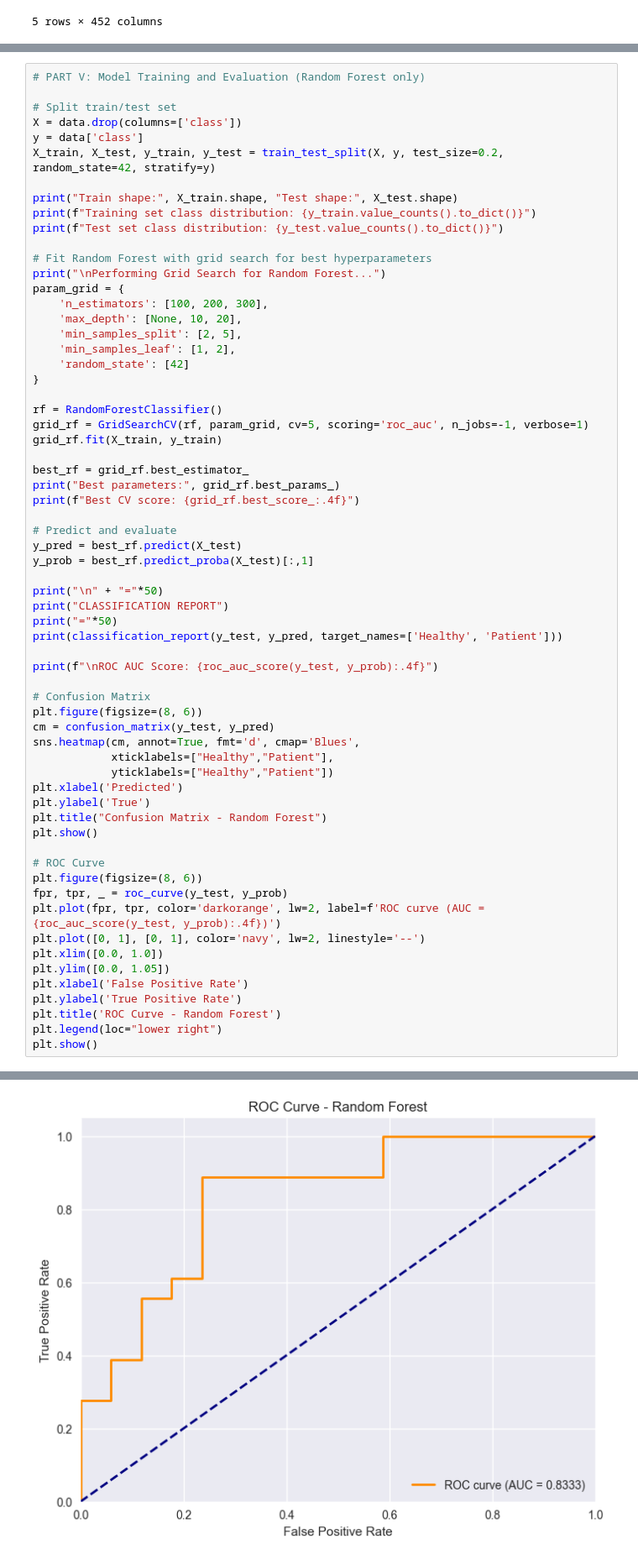
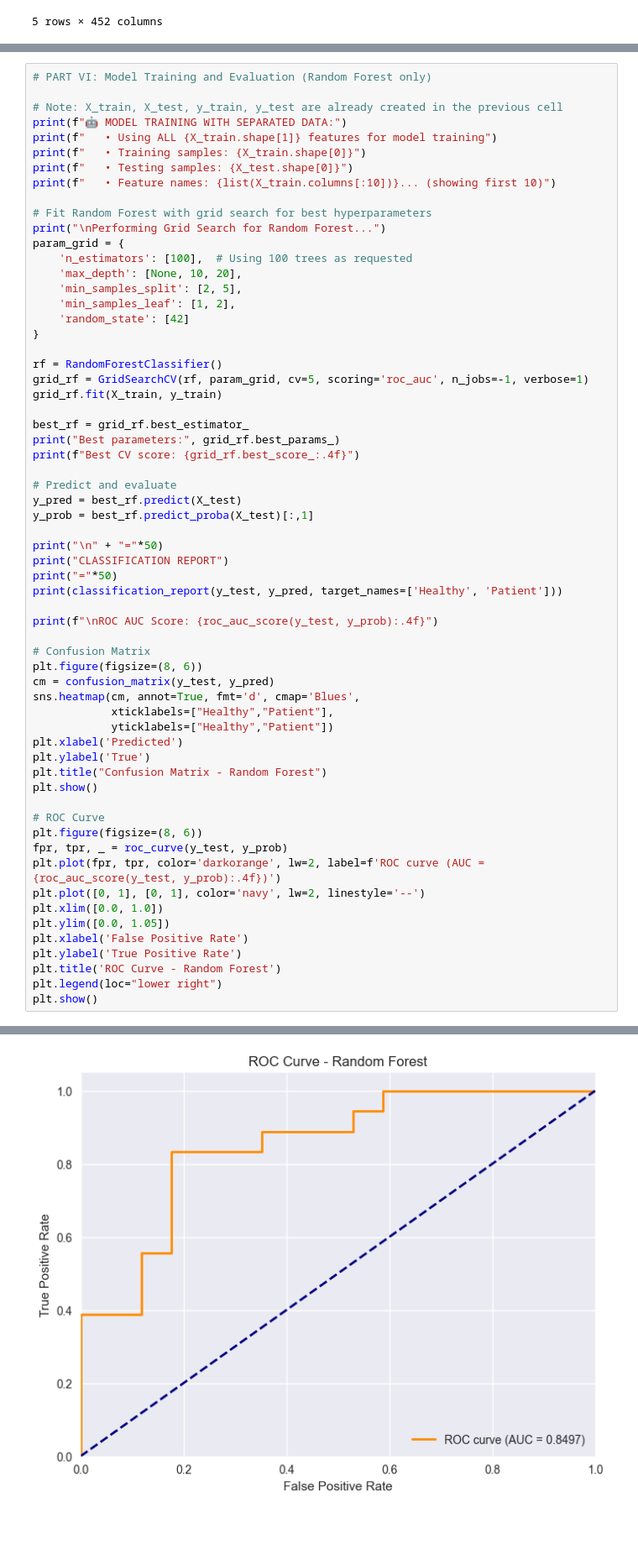
Before and after one commit to Insaf-Finser/alzhiemers, a Jupyter notebook: notebooks/01eda.ipynb, the cells around one changed output, grey strips where cells are left out. Shown at 84% size. Cells and saved outputs as stored; diff of their text form; blank space fills up the shorter version.

```diff
--- a/notebooks/01eda.ipynb
+++ b/notebooks/01eda.ipynb
@@ -157,19 +247,17 @@ All features retained for Random Forest (can handle high-dimensional data)
 # %%
-# PART V: Model Training and Evaluation (Random Forest only)
+# PART VI: Model Training and Evaluation (Random Forest only)
 
-# Split train/test set
-X = data.drop(columns=['class'])
-y = data['class']
-X_train, X_test, y_train, y_test = train_test_split(X, y, test_size=0.2, random_state=42, stratify=y)
-
-print("Train shape:", X_train.shape, "Test shape:", X_test.shape)
-print(f"Training set class distribution: {y_train.value_counts().to_dict()}")
-print(f"Test set class distribution: {y_test.value_counts().to_dict()}")
+# Note: X_train, X_test, y_train, y_test are already created in the previous cell
+print(f"🤖 MODEL TRAINING WITH SEPARATED DATA:")
+print(f"   • Using ALL {X_train.shape[1]} features for model training")
+print(f"   • Training samples: {X_train.shape[0]}")
+print(f"   • Testing samples: {X_test.shape[0]}")
+print(f"   • Feature names: {list(X_train.columns[:10])}... (showing first 10)")
 
 # Fit Random Forest with grid search for best hyperparameters
 print("\nPerforming Grid Search for Random Forest...")
 param_grid = {
-    'n_estimators': [100, 200, 300],
+    'n_estimators': [100],  # Using 100 trees as requested
     'max_depth': [None, 10, 20],
     'min_samples_split': [2, 5],
     'min_samples_leaf': [1, 2],
@@ -240,4 +328,4 @@ ROC AUC Score: 0.8333
-[figure, old version]
+[figure, new version]
 # %%
 # PART VI: Feature Importance Visualization
 
```
Also changed, not shown: parts of 19 cells of this notebook, 43 other files.
